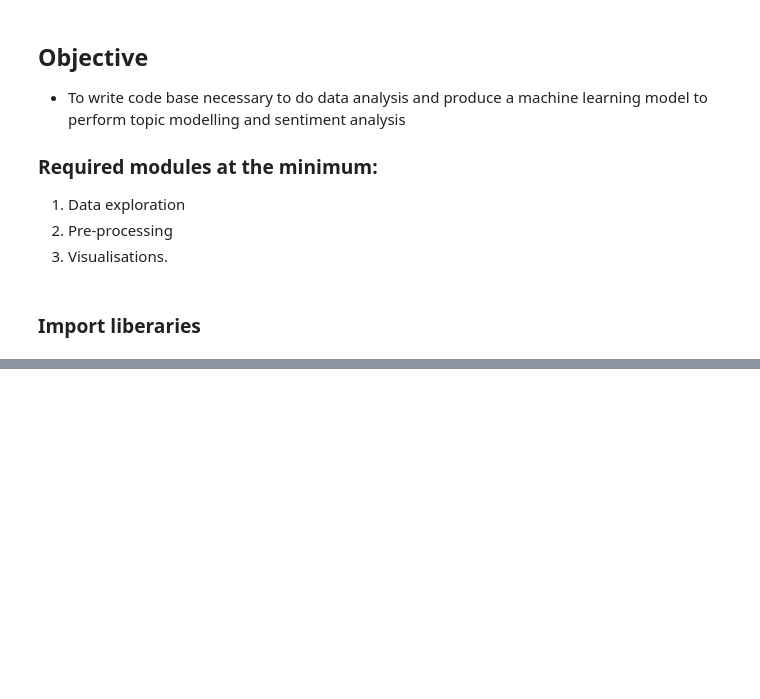
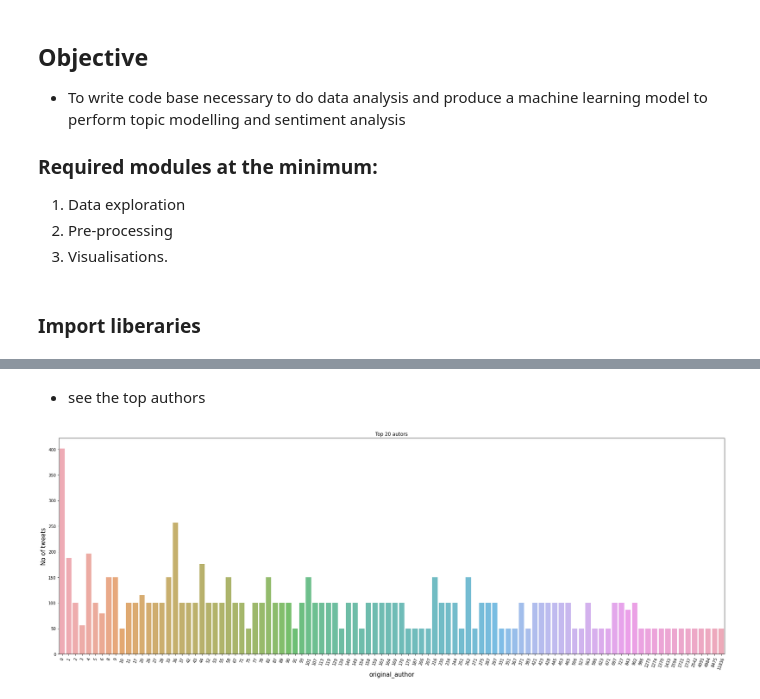
Before and after one commit to gezish/Twitter-Data-Analysis, a Jupyter notebook: Notebook/data_exploration.ipynb, the cells around one changed output, grey strips where cells are left out. Saved outputs shown, nothing was run; the diff lists cells and outputs as text; code cells hidden in the pictures; blank space fills up the shorter version.

```diff
--- a/Notebook/data_exploration.ipynb
+++ b/Notebook/data_exploration.ipynb
@@ -42,0 +125,3 @@ raw_data.head()
+# %%
+feed_count = raw_data['friends_count'].value_counts()
+feed_count
@@ -42,0 +141,13 @@ raw_data.head()
+# %% [markdown]
+- see the top authors
+# %%
+feed_count = feed_count[:100,]
+plt.figure(figsize=(30,10))
+sns.barplot(feed_count.index , feed_count.values, alpha = 0.8)
+plt.title("Top 20 autors")
+plt.ylabel('No of tweets', fontsize = 15)
+plt.xlabel('original_author', fontsize = 15)
+plt.xticks(rotation=70)
+plt.show()
+# %% [output]
+[figure, added]
```
Also changed, not shown: parts of 16 cells of this notebook.
